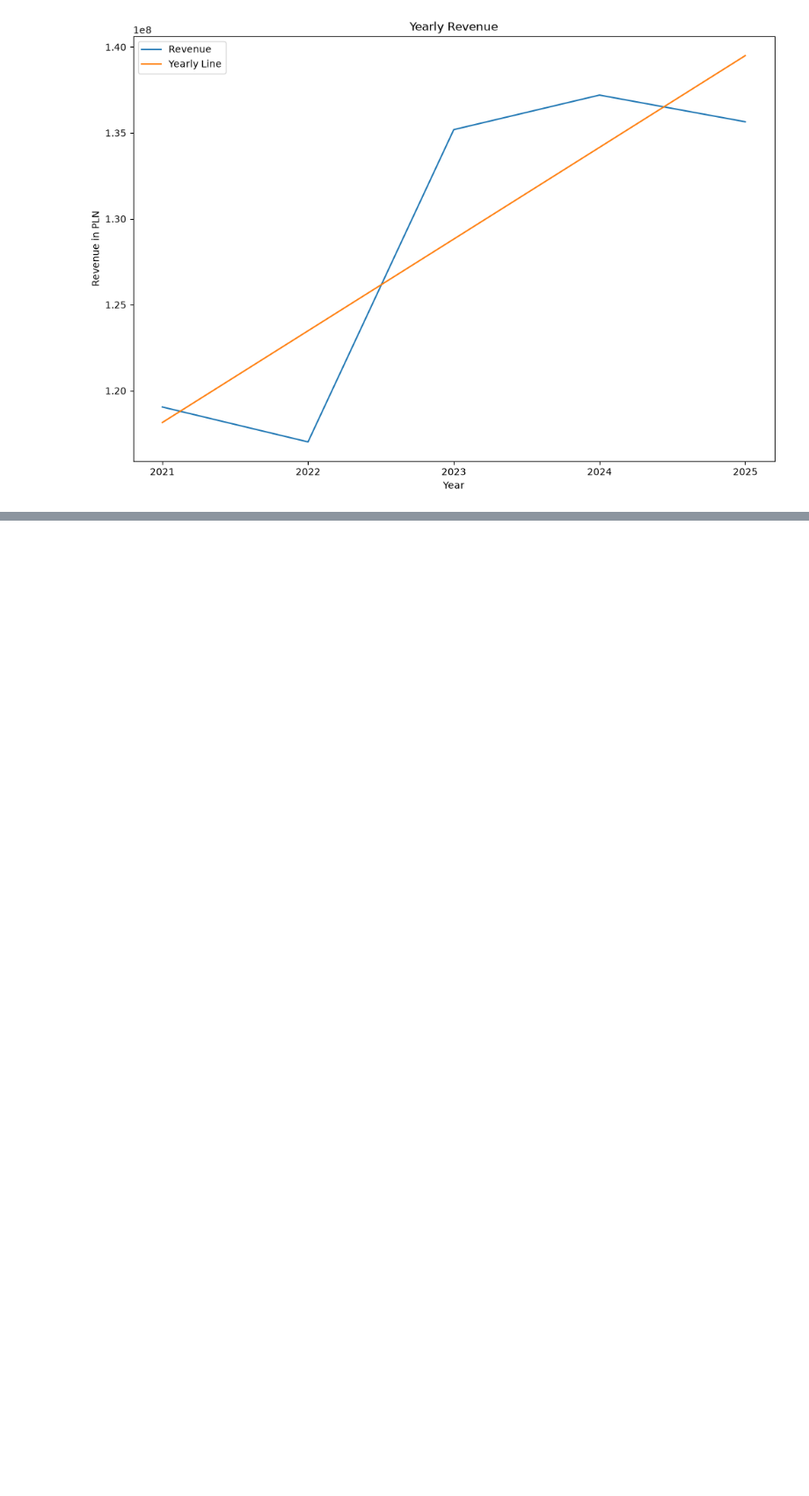
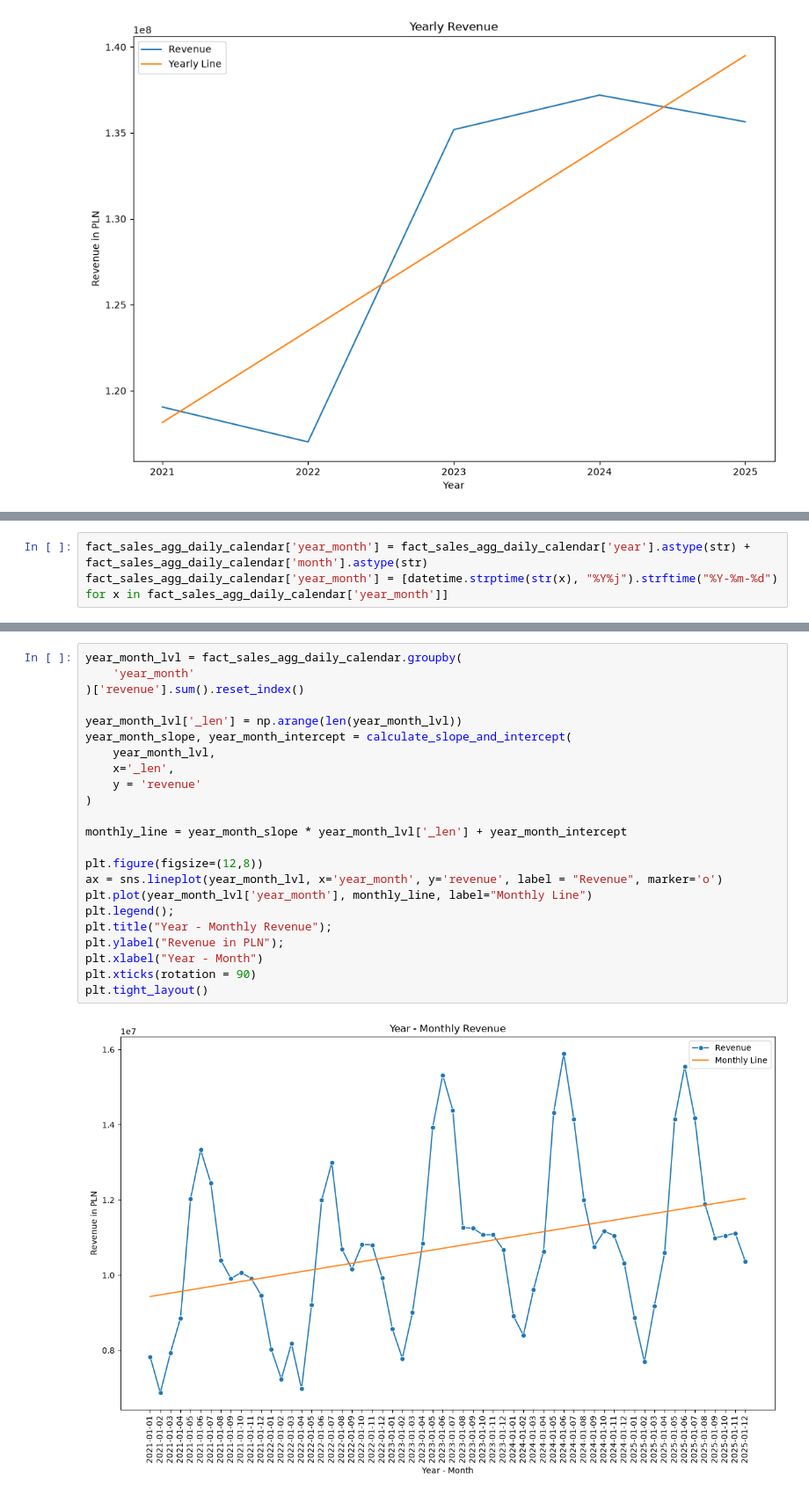
Before and after one commit to Grzegosh/sku_prediction, a Jupyter notebook: EDA.ipynb, the cells around one changed output, grey strips where cells are left out. Shown at 88% size. Drawn from its saved outputs; the diff is of its cells as text; blank space fills up the shorter version.

```diff
--- a/EDA.ipynb
+++ b/EDA.ipynb
@@ -144,0 +159,3 @@ Text(0.5, 0, 'Year')
+# %%
+fact_sales_agg_daily_calendar['year_month'] = fact_sales_agg_daily_calendar['year'].astype(str) + fact_sales_agg_daily_calendar['month'].astype(str)
+fact_sales_agg_daily_calendar['year_month'] = [datetime.strptime(str(x), "%Y%j").strftime("%Y-%m-%d") for x in fact_sales_agg_daily_calendar['year_month']]
@@ -144,0 +178,25 @@ Text(0.5, 0, 'Year')
+# %%
+year_month_lvl = fact_sales_agg_daily_calendar.groupby(
+    'year_month'
+)['revenue'].sum().reset_index()
+
+year_month_lvl['_len'] = np.arange(len(year_month_lvl))
+year_month_slope, year_month_intercept = calculate_slope_and_intercept(
+    year_month_lvl,
+    x='_len',
+    y = 'revenue'
+)
+
+monthly_line = year_month_slope * year_month_lvl['_len'] + year_month_intercept
+
+plt.figure(figsize=(12,8))
+ax = sns.lineplot(year_month_lvl, x='year_month', y='revenue', label = "Revenue", marker='o')
+plt.plot(year_month_lvl['year_month'], monthly_line, label="Monthly Line")
+plt.legend();
+plt.title("Year - Monthly Revenue");
+plt.ylabel("Revenue in PLN");
+plt.xlabel("Year - Month")
+plt.xticks(rotation = 90)
+plt.tight_layout()
+# %% [output]
+[figure, added]
```
Also changed, not shown: parts of 8 cells of this notebook.
